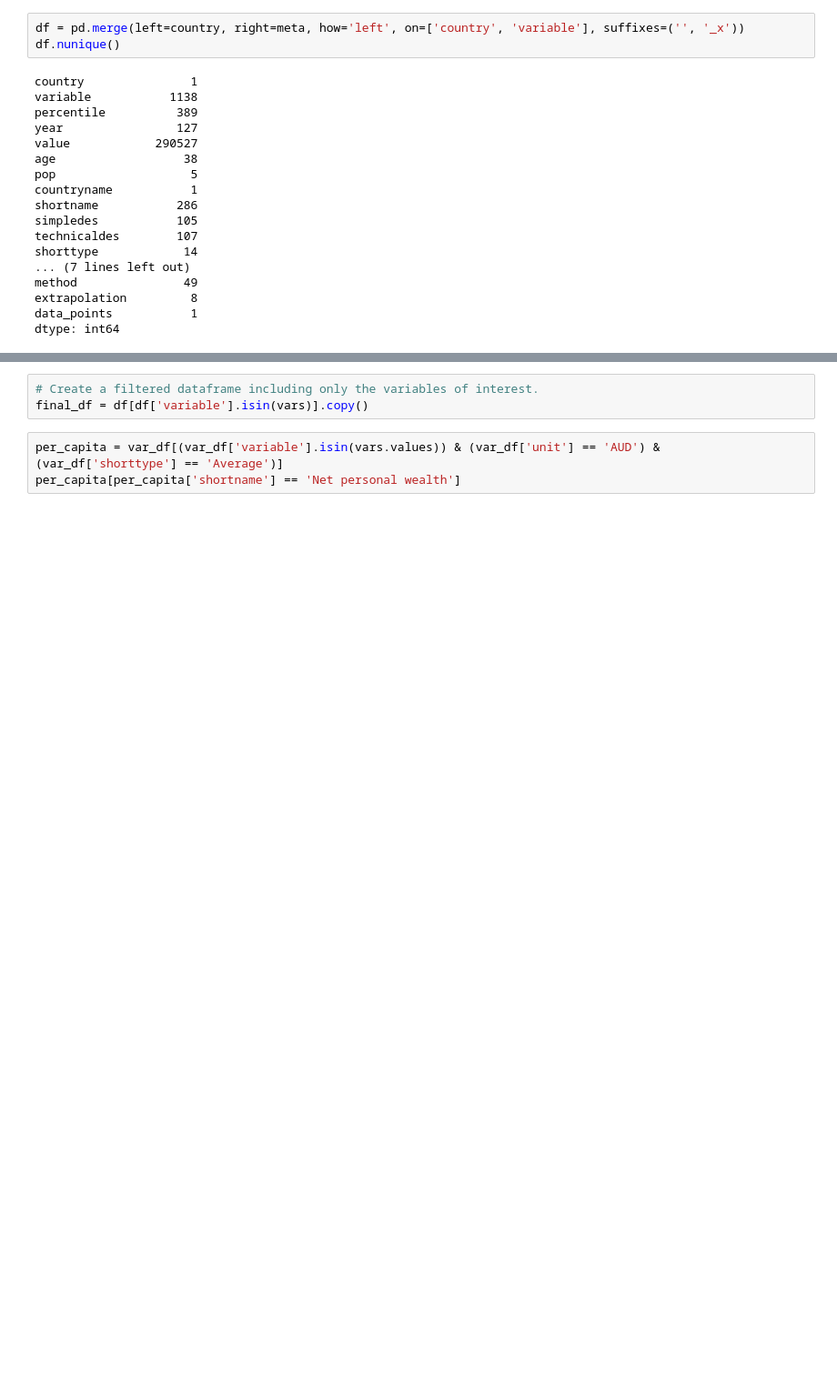
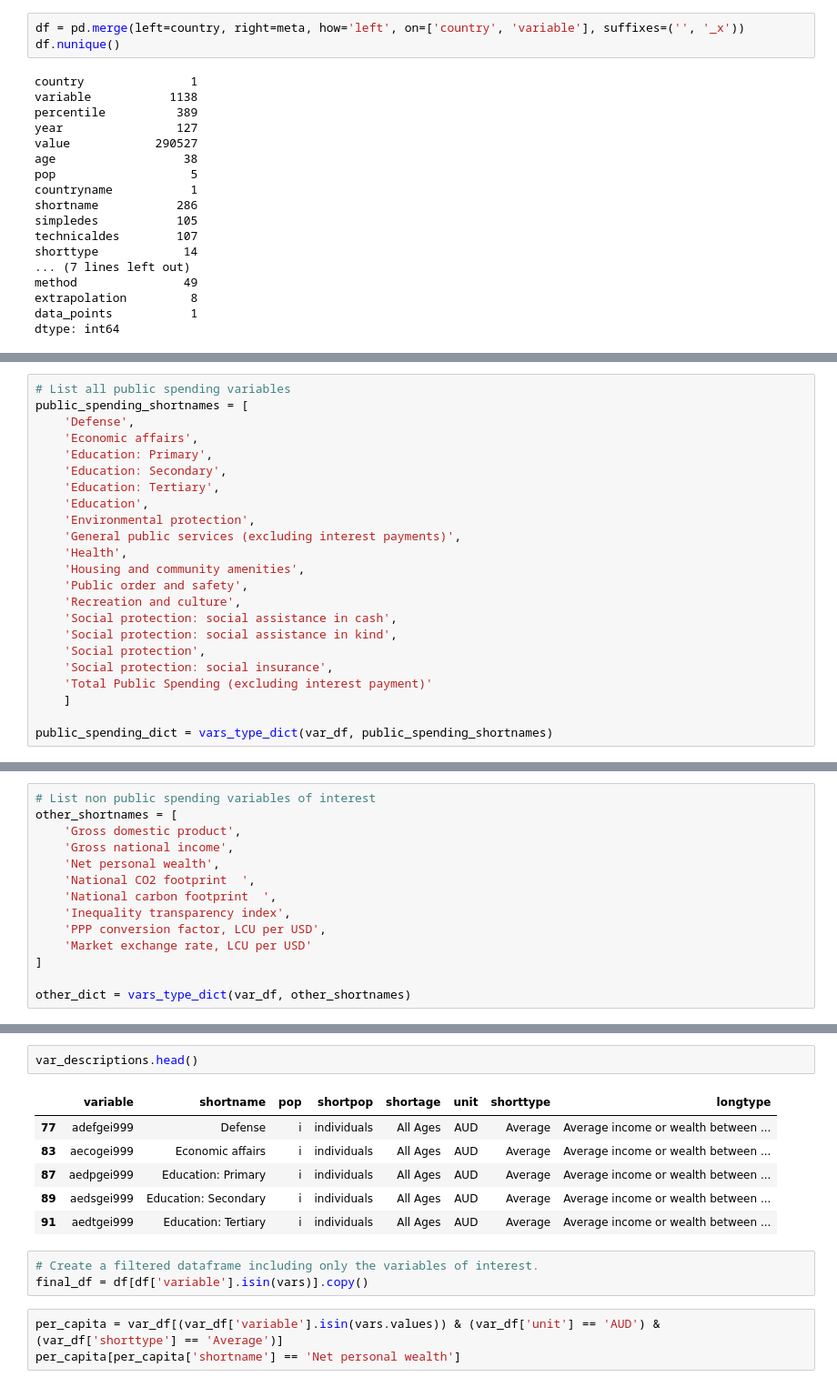
Before and after one commit to aldillon88/world-inequality-analysis, a Jupyter notebook: notebooks/initial-eda.ipynb, the cells around one changed output, grey strips where cells are left out. Shown at 91% size. Drawn from its saved outputs; the diff is of its cells as text; blank space fills up the shorter version.

```diff
--- a/notebooks/initial-eda.ipynb
+++ b/notebooks/initial-eda.ipynb
@@ -134,0 +126,23 @@ var_df.head()
+# %%
+# List all public spending variables
+public_spending_shortnames = [
+    'Defense',
+    'Economic affairs',
+    'Education: Primary',
+    'Education: Secondary',
+    'Education: Tertiary',
+    'Education',
+    'Environmental protection',
+    'General public services (excluding interest payments)',
+    'Health',
+    'Housing and community amenities',
+    'Public order and safety',
+    'Recreation and culture',
+    'Social protection: social assistance in cash',
+    'Social protection: social assistance in kind',
+    'Social protection',
+    'Social protection: social insurance',
+    'Total Public Spending (excluding interest payment)'
+    ]
+
+public_spending_dict = vars_type_dict(var_df, public_spending_shortnames)
@@ -135 +167,15 @@ var_df.head()
+# %%
+# List non public spending variables of interest
+other_shortnames = [
+    'Gross domestic product',
+    'Gross national income',
+    'Net personal wealth',
+    'National CO2 footprint  ',
+    'National carbon footprint  ',
+    'Inequality transparency index',
+    'PPP conversion factor, LCU per USD',
+    'Market exchange rate, LCU per USD'
+]
+
+other_dict = vars_type_dict(var_df, other_shortnames)
 # %%
@@ -180,3 +229,12 @@ vars.to_csv('../data/reference/variables_to_analyze.csv', header=['variable'], i
+# %%
+var_descriptions.head()
+# %% [output]
+|  | variable | shortname | pop | shortpop | shortage | unit | shorttype | longtype |
+| 77 | adefgei999 | Defense | i | individuals | All Ages | AUD | Average | Average income or wealth between ... |
+| 83 | aecogei999 | Economic affairs | i | individuals | All Ages | AUD | Average | Average income or wealth between ... |
+| 87 | aedpgei999 | Education: Primary | i | individuals | All Ages | AUD | Average | Average income or wealth between ... |
+| 89 | aedsgei999 | Education: Secondary | i | individuals | All Ages | AUD | Average | Average income or wealth between ... |
+| 91 | aedtgei999 | Education: Tertiary | i | individuals | All Ages | AUD | Average | Average income or wealth between ... |
 # %%
 # Create a filtered dataframe including only the variables of interest.
 final_df = df[df['variable'].isin(vars)].copy()
```
Also changed, not shown: parts of 11 cells of this notebook, 2 other files.
